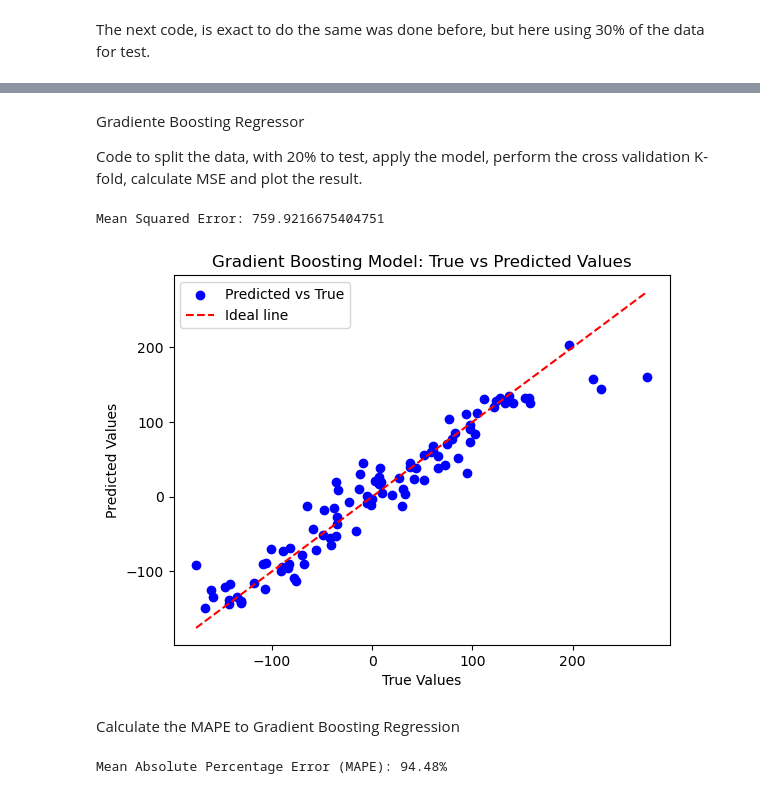
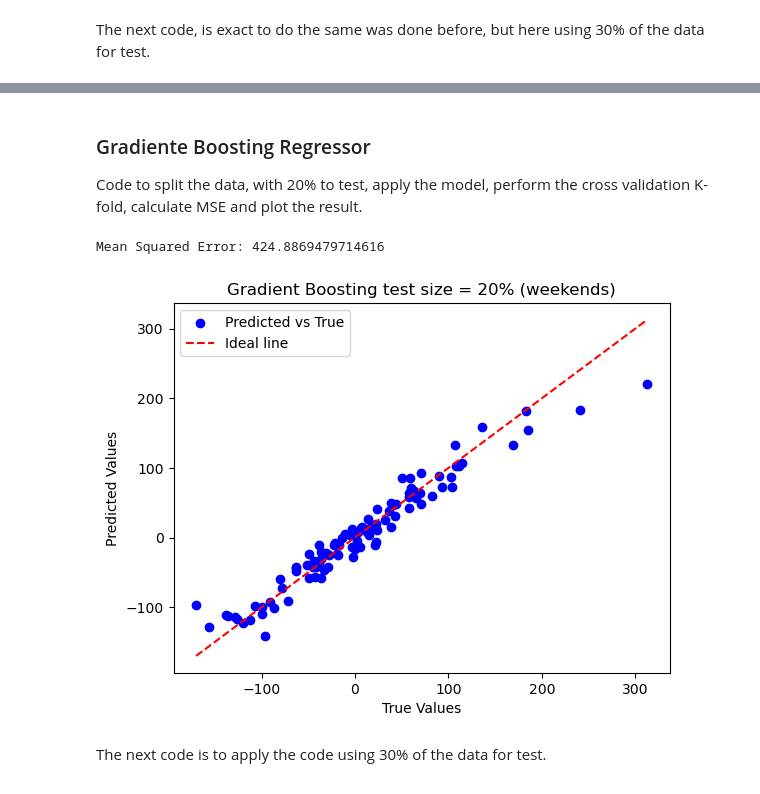
Before and after one commit to Babreucosta/CA2_Strategic_Thinking, a Jupyter notebook: CA 2 Strategic Thinking.ipynb, the cells around one changed output, grey strips where cells are left out. Cells and saved outputs as stored; diff of their text form; code cells hidden in the pictures.

```diff
--- a/CA 2 Strategic Thinking.ipynb
+++ b/CA 2 Strategic Thinking.ipynb
@@ -349,5 +364,5 @@ Mean Absolute Percentage Error (MAPE): 164.27%
 # %% [markdown]
-Gradiente Boosting Regressor
+### Gradiente Boosting Regressor
 
 Code to split the data, with 20% to test, apply the model, perform the cross validation K-fold, calculate MSE and plot the result.
 # %%
@@ -356,51 +371,36 @@ from sklearn.model_selection import KFold, cross_val_predict
 from sklearn.ensemble import GradientBoostingRegressor
 from sklearn.metrics import mean_squared_error, r2_score
 
 # Generate some random data for demonstration
-X, y = make_regression(n_samples=100, n_features=4, noise=0.2, random_state=42)
+X, y = make_regression(n_samples=100, n_features=3, noise=0.2, random_state=42)
 
 X_train, X_test, y_train, y_test = train_test_split(X, y, test_size=0.20, random_state=42)
 
 # Create a Gradient Boosting Regressor
 model = GradientBoostingRegressor(n_estimators=100, learning_rate=0.1, random_state=42)
 
 # Initialize KFold with 5 splits
 kf = KFold(n_splits=5, shuffle=True, random_state=42)
 
 # Perform k-fold cross-validation and get the predicted values
 y_pred = cross_val_predict(model, X, y, cv=kf)
 
 # Calculate the mean squared error for the predicted values
 mse = mean_squared_error(y, y_pred)
 
 # Print the mean squared error
 print("Mean Squared Error:", mse)
 
 # Plot the results
 plt.scatter(y, y_pred, color='b', label='Predicted vs True')
 plt.plot([y.min(), y.max()], [y.min(), y.max()], color='r', linestyle='--', label='Ideal line')
 plt.xlabel('True Values')
 plt.ylabel('Predicted Values')
-plt.title('Gradient Boosting Model: True vs Predicted Values')
+plt.title('Gradient Boosting test size = 20% (weekends)')
 plt.legend()
 plt.show()
 # %% [output]
-Mean Squared Error: 759.9216675404751
+Mean Squared Error: 424.8869479714616
-[figure, old version]
+[figure, new version]
-# %% [markdown]
-Calculate the MAPE to Gradient Boosting Regression
-# %%
-def mean_absolute_percentage_error(y_true, y_pred):
-    """
-    Calculate Mean Absolute Percentage Error (MAPE).
-    :param y_true: Array of true values.
-    :param y_pred: Array of predicted values.
-    :return: MAPE value.
-    """
-    return np.mean(np.abs((y_true - y_pred) / y_true)) * 100
-
-# Calculate MAPE for the predicted values
-mape = mean_absolute_percentage_error(y, y_pred)
-print("Mean Absolute Percentage Error (MAPE): {:.2f}%".format(mape))
-# %% [output]
-Mean Absolute Percentage Error (MAPE): 94.48%
+# %% [markdown]
+The next code is to apply the code using 30% of the data for test.
```
Also changed, not shown: parts of 63 cells of this notebook.
